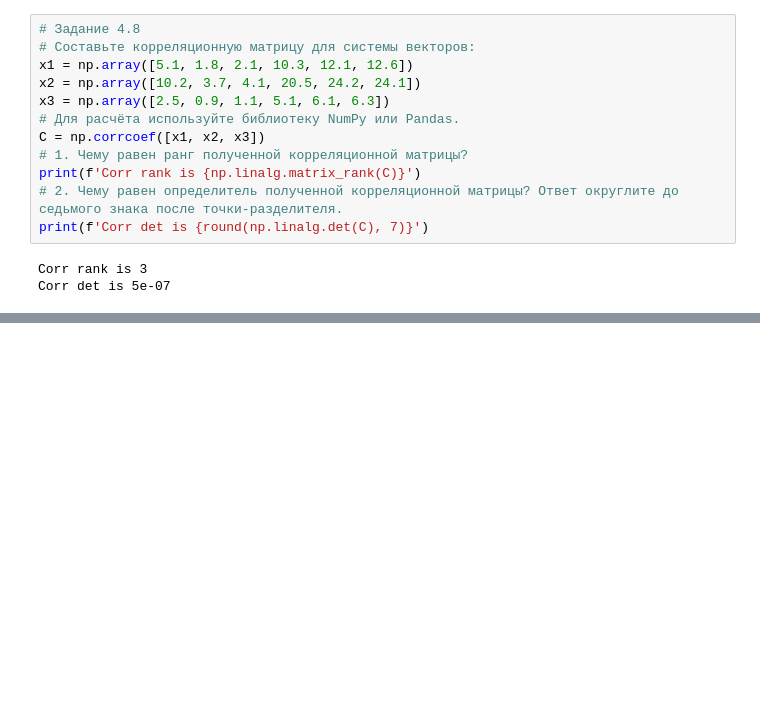
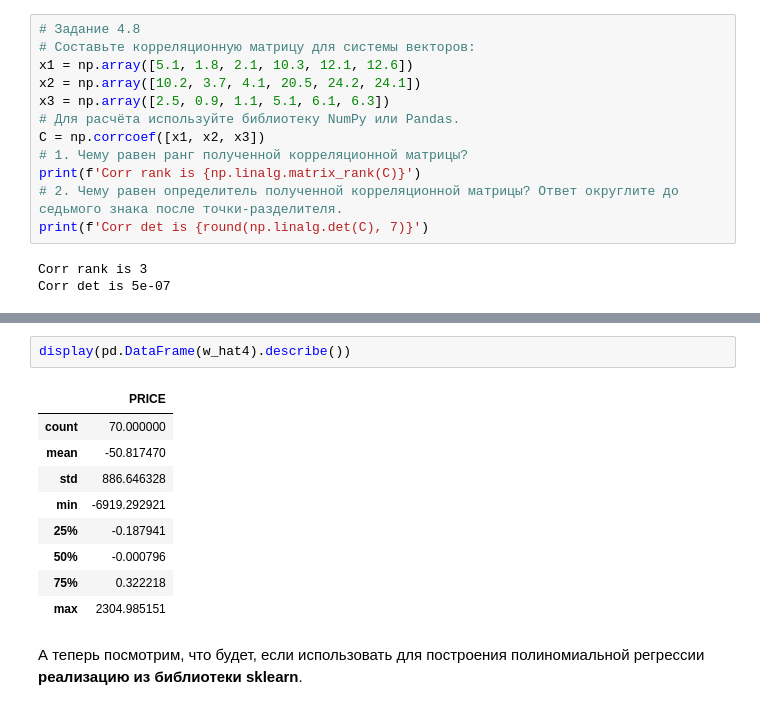
Before and after one commit to Blooodniy/SF_DS, a Jupyter notebook: MATH&ML/MATH&ML-2. Линейная алгебра в контексте линейных методов. Часть II/MATH&ML-2.ipynb, the cells around one changed output, grey strips where cells are left out. Drawn from its saved outputs; the diff is of its cells as text; blank space fills up the shorter version.

```diff
--- a/MATH&ML/MATH&ML-2. Линейная алгебра в контексте линейных методов. Часть II/MATH&ML-2.ipynb
+++ b/MATH&ML/MATH&ML-2. Линейная алгебра в контексте линейных методов. Часть II/MATH&ML-2.ipynb
@@ -260,0 +394,14 @@ Corr det is 5e-07
+# %%
+display(pd.DataFrame(w_hat4).describe())
+# %% [output]
+|  | PRICE |
+| count | 70.000000 |
+| mean | -50.817470 |
+| std | 886.646328 |
+| min | -6919.292921 |
+| 25% | -0.187941 |
+| 50% | -0.000796 |
+| 75% | 0.322218 |
+| max | 2304.985151 |
+# %% [markdown]
+А теперь посмотрим, что будет, если использовать для построения полиномиальной регрессии **реализацию из библиотеки sklearn**.
```
Also changed, not shown: parts of 45 cells of this notebook, 1 other file.
